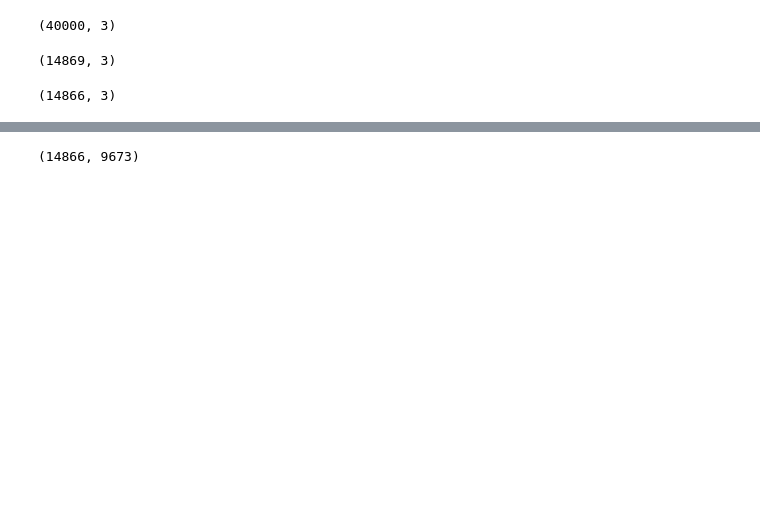
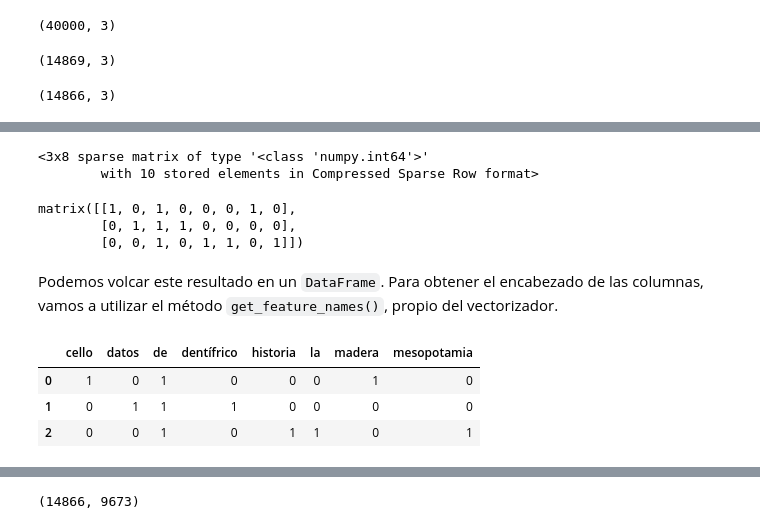
Before and after one commit to institutohumai/cursos-python, a Jupyter notebook: MachineLearning/Machine_Learning_II.ipynb, the cells around one changed output, grey strips where cells are left out. Drawn from its saved outputs; the diff is of its cells as text; code cells hidden in the pictures; blank space fills up the shorter version.

```diff
--- a/MachineLearning/Machine_Learning_II.ipynb
+++ b/MachineLearning/Machine_Learning_II.ipynb
@@ -405,0 +412,27 @@ nltk.download('wordnet')
+# %%
+from sklearn.feature_extraction.text import CountVectorizer
+
+textos = ['Cello de madera', 'Dentífrico de Datos', 'Historia de la Mesopotamia']
+
+vec = CountVectorizer()
+X = vec.fit_transform(textos)
+X
+# %% [output]
+<3x8 sparse matrix of type '<class 'numpy.int64'>'
+        with 10 stored elements in Compressed Sparse Row format>
+# %%
+X.todense()
+# %% [output]
+matrix([[1, 0, 1, 0, 0, 0, 1, 0],
+        [0, 1, 1, 1, 0, 0, 0, 0],
+        [0, 0, 1, 0, 1, 1, 0, 1]])
+# %% [markdown]
+Podemos volcar este resultado en un `DataFrame`. Para obtener el encabezado de las columnas, vamos a utilizar el método `get_feature_names()`, propio del vectorizador.
+# %%
+import pandas as pd
+pd.DataFrame(data = X.todense(), columns = vec.get_feature_names())
+# %% [output]
+|  | cello | datos | de | dentífrico | historia | la | madera | mesopotamia |
+| 0 | 1 | 0 | 1 | 0 | 0 | 0 | 1 | 0 |
+| 1 | 0 | 1 | 1 | 1 | 0 | 0 | 0 | 0 |
+| 2 | 0 | 0 | 1 | 0 | 1 | 1 | 0 | 1 |
```
Also changed, not shown: parts of 34 cells of this notebook.
